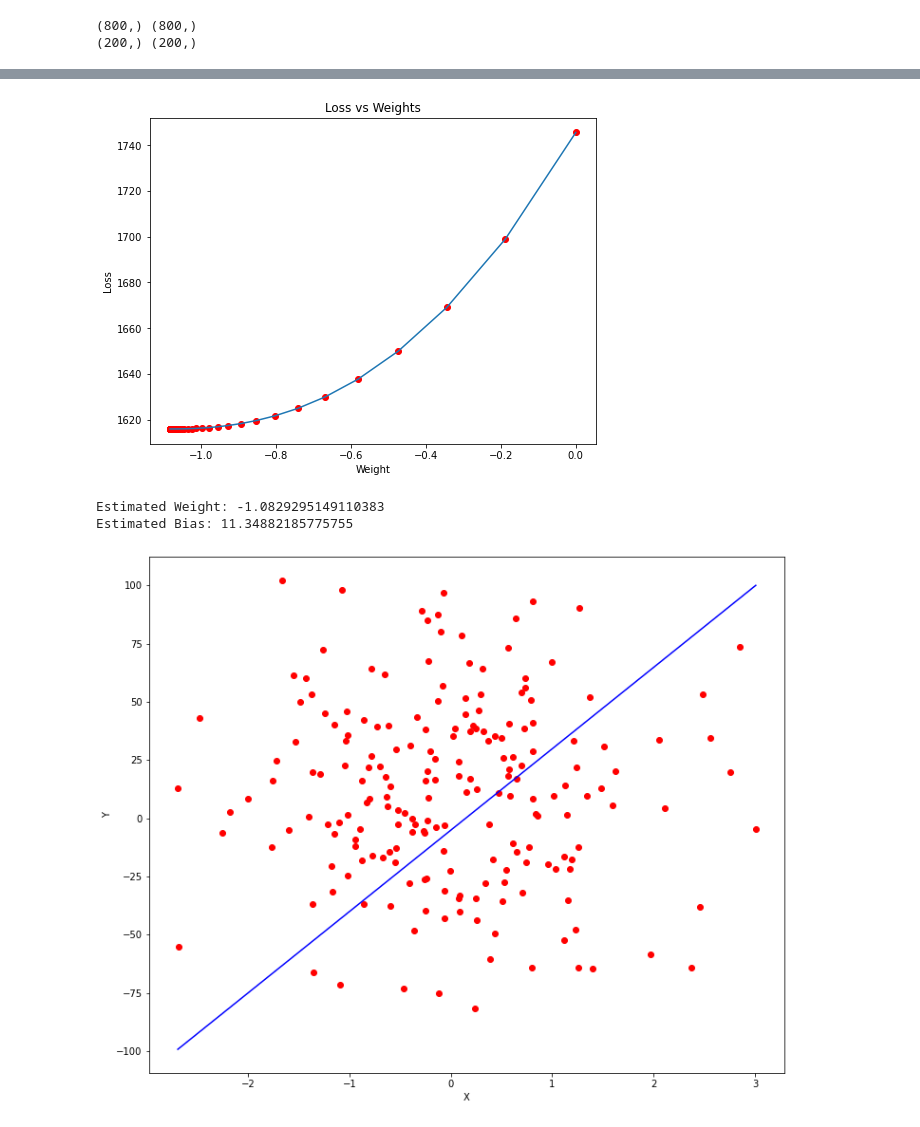
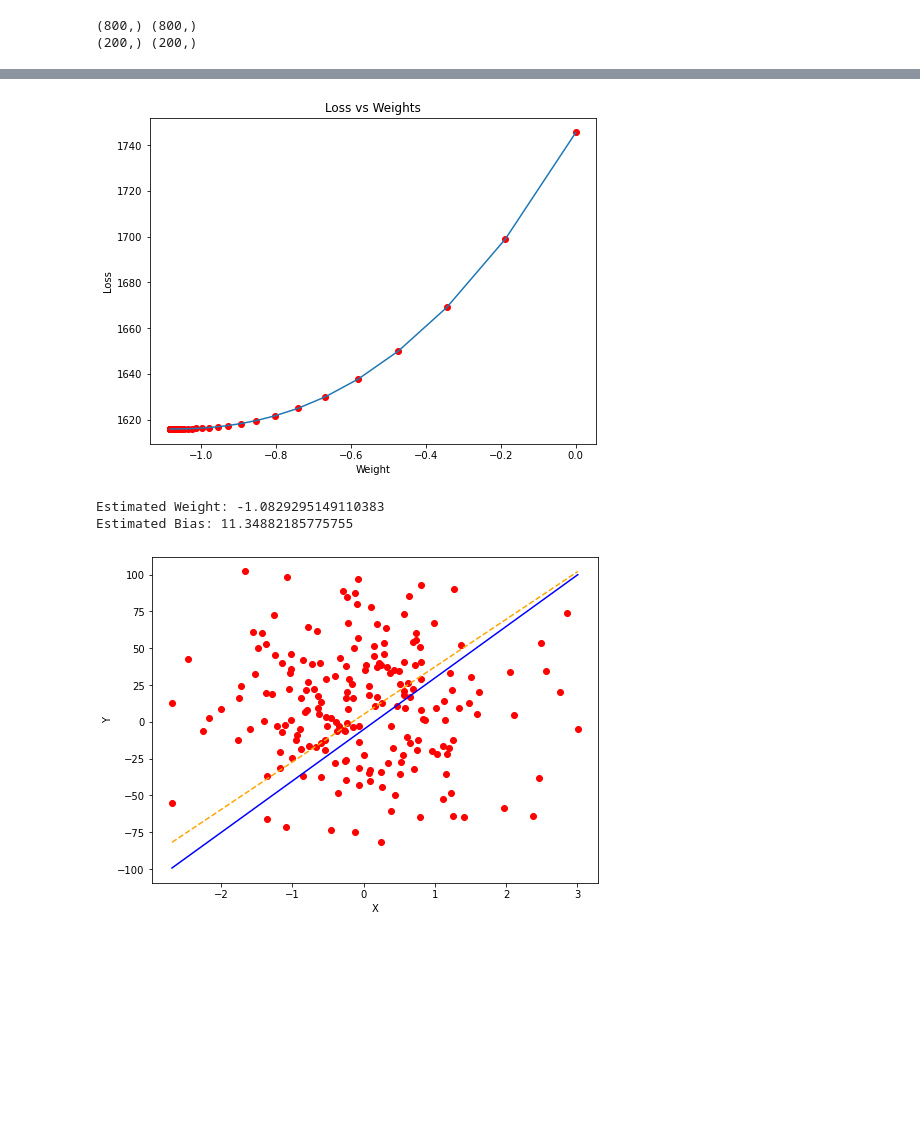
Before and after one commit to aryadiva/CPC251_Assg, a Jupyter notebook: Testing.ipynb, the cells around one changed output, grey strips where cells are left out. Drawn from its saved outputs; the diff is of its cells as text; code cells hidden in the pictures; blank space fills up the shorter version.

```diff
--- a/Testing.ipynb
+++ b/Testing.ipynb
@@ -132,7 +132,6 @@ def train_model(X, y, alpha, max_epoch):
 
     for i in range(max_epoch):
         def prediction(w, X):
-            # y = (w*x)+b, w = weights, X = input features
             yhat = (w * X) + b
             return yhat;
         y_predict = prediction(w, X)
@@ -140,7 +139,9 @@ def train_model(X, y, alpha, max_epoch):
 
         losses.append(loss)
         weights.append(w)
-        loss = (1/n) * sum([val**2 for val in (y-y_predict)])
+
+        #loss = (1/n) * sum([val**2 for val in (y-y_predict)])
+        loss_fn(y, y_predict)
 
         wd = -(2/n)*sum(X*(y-y_predict))
         bd = -(2/n)*sum(y-y_predict)
@@ -162,10 +163,11 @@ def train_model(X, y, alpha, max_epoch):
 est_weight, est_bias = train_model(X_train, y_train, alpha, max_epoch)
 print(f"Estimated Weight: {est_weight}\nEstimated Bias: {est_bias}")
 y_pred = est_weight*y_test + est_bias
-plt.figure(figsize = (12,10))
+plt.figure(figsize = (8,6))
 plt.scatter(X_test, y_test, marker='o', color='red')
 
-plt.plot([min(X_test), max(X_test)], [min(y_pred), max(y_pred)], color='blue')
+plt.plot([min(X_test), max(X_test)], [min(y_pred), max(y_pred)], color='blue', label="line1")
+plt.plot([min(X_test), max(X_test)], [min(y_test), max(y_test)], color='orange', label="line2", linestyle="--")
 
 plt.xlabel("X")
 plt.ylabel("Y")
@@ -191,4 +193,4 @@ Iteration 1000: Loss 1615.8781585291745, Weight -1.0829295149110383, Bias 11.348
 [figure]
 Estimated Weight: -1.0829295149110383
 Estimated Bias: 11.34882185775755
-[figure, old version]
+[figure, new version]
```
Also changed, not shown: parts of 3 cells of this notebook, 1 other file.
